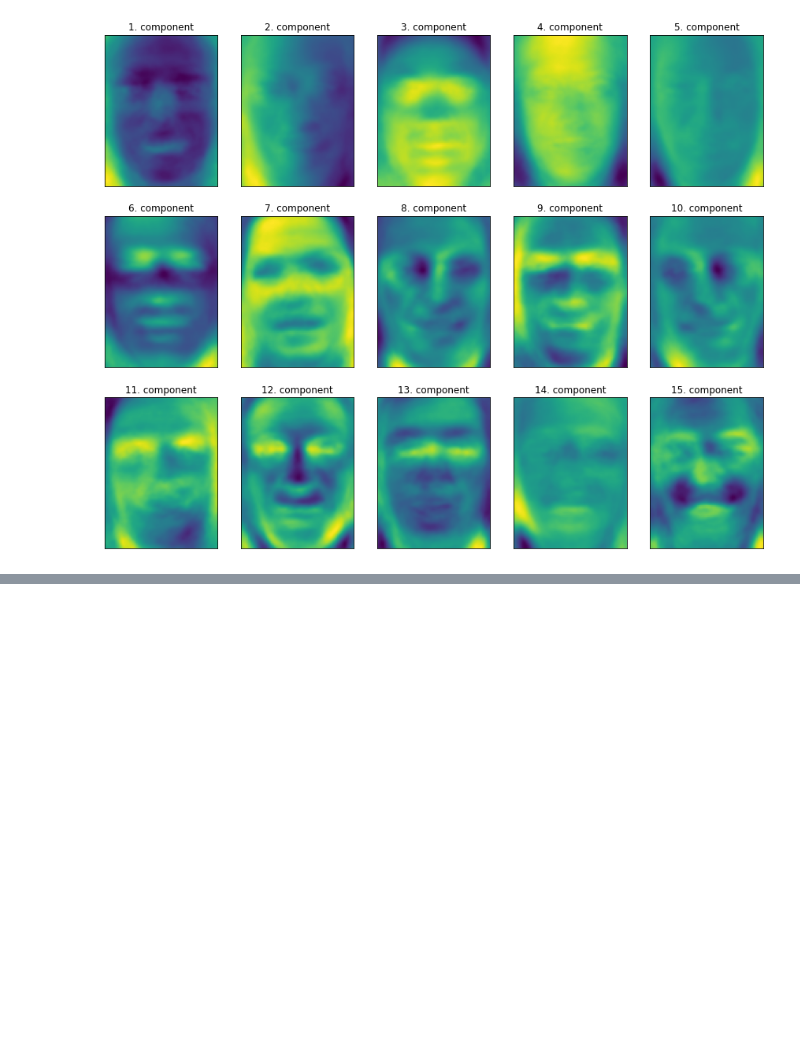
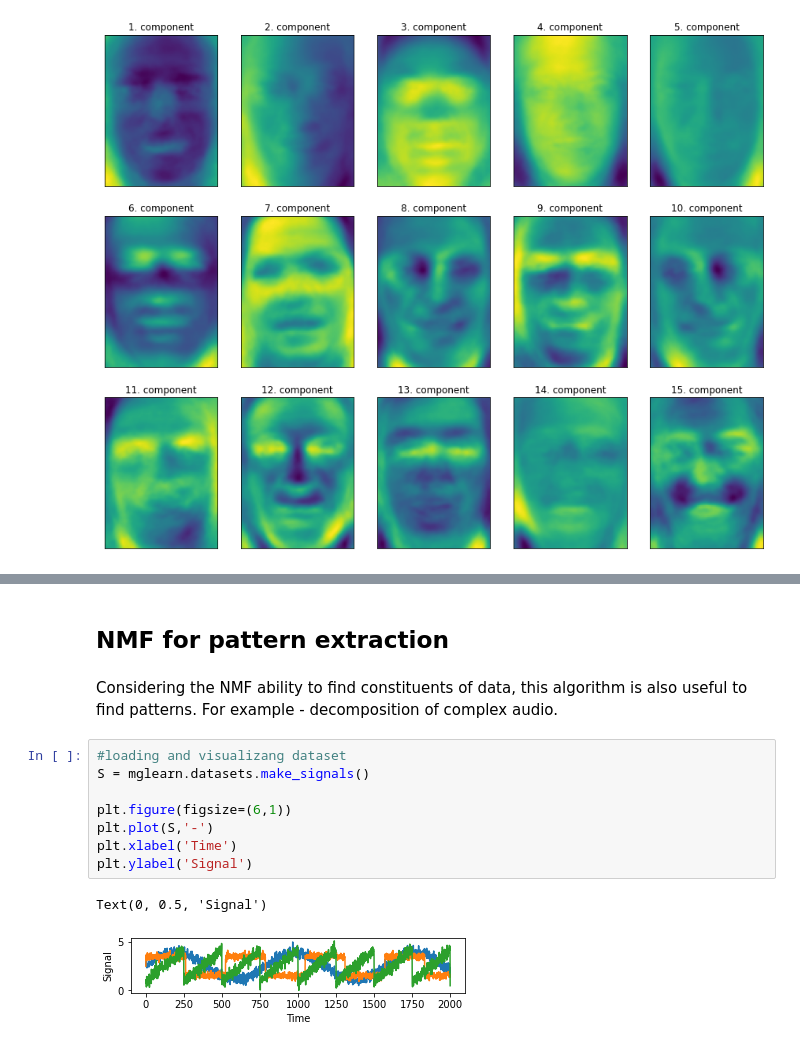
Before and after one commit to AKAD0/ML_Muller, a Jupyter notebook: Chapter3(USL)-2(PCA-NMF-tSNE).ipynb, the cells around one changed output, grey strips where cells are left out. Saved outputs shown, nothing was run; the diff lists cells and outputs as text; blank space fills up the shorter version.

```diff
--- a/Chapter3(USL)-2(PCA-NMF-tSNE).ipynb
+++ b/Chapter3(USL)-2(PCA-NMF-tSNE).ipynb
@@ -201,0 +250,15 @@ Shape of pca.components_: (100, 5655)
+# %% [markdown]
+## NMF for pattern extraction
+# %% [markdown]
+Considering the NMF ability to find constituents of data, this algorithm is also useful to find patterns. For example - decomposition of complex audio.
+# %%
+#loading and visualizang dataset
+S = mglearn.datasets.make_signals()
+
+plt.figure(figsize=(6,1))
+plt.plot(S,'-')
+plt.xlabel('Time')
+plt.ylabel('Signal')
+# %% [output]
+Text(0, 0.5, 'Signal')
+[figure, added]
```
Also changed, not shown: parts of 13 cells of this notebook.
